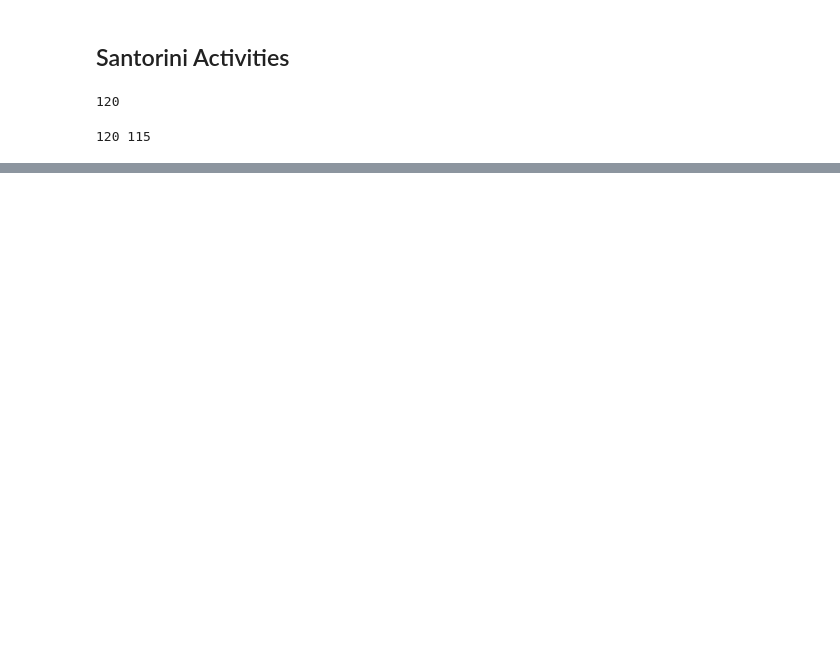
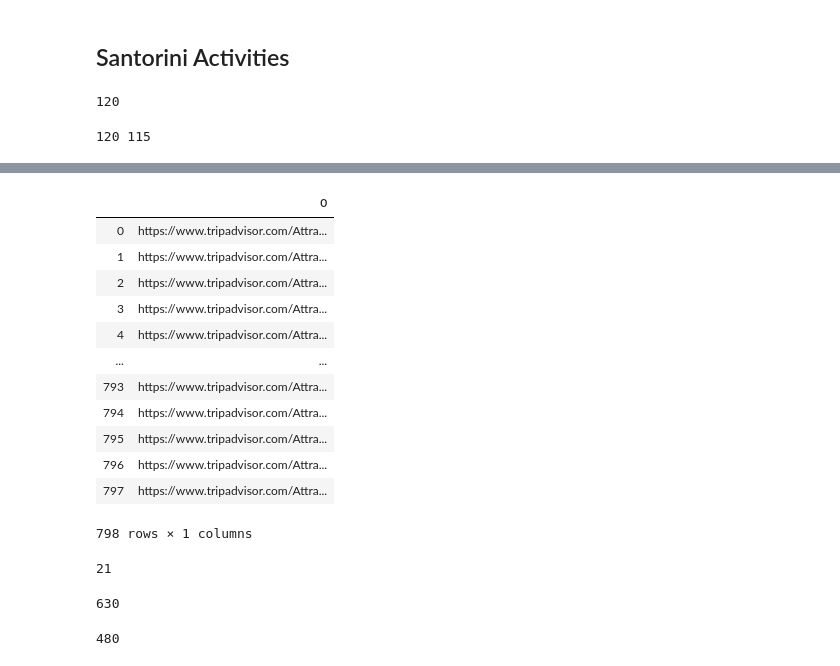
Before and after one commit to jcanque777/triprecommendation, a Jupyter notebook: tripadvisor_trip_recommendation.ipynb, the cells around one changed output, grey strips where cells are left out. Saved outputs shown, nothing was run; the diff lists cells and outputs as text; code cells hidden in the pictures; blank space fills up the shorter version.

```diff
--- a/tripadvisor_trip_recommendation.ipynb
+++ b/tripadvisor_trip_recommendation.ipynb
@@ -1754,0 +1841,4 @@ df.to_pickle('santorini_')
+# %%
+for i in duplicate_attraction_links:
+    if "Riverbank" in i:
+        print(i)
@@ -1754,0 +1855,9 @@ df.to_pickle('santorini_')
+# %%
+attraction_links= list(set(attraction_links))
+# %%
+#dups is everything we've already done
+#attraction links is new
+#if in dupes, remove from attraction links
+for i in duplicate_attraction_links:
+    if i in attraction_links:
+        attraction_links.remove(i)
@@ -1754,0 +1938,55 @@ df.to_pickle('santorini_')
+# %%
+##
+
+for i in attraction_links:
+    if i[-8:] == '#REVIEWS':
+        attraction_links.remove(i)
+
+attraction_links = list(set(attraction_links))
+
+##
+
+fixed_links = []
+
+##
+
+for i in attraction_links:
+    fixed_links.append('https://www.tripadvisor.com'+i)
+
+##
+
+df = pd.DataFrame(fixed_links)
+
+##
+
+df.to_pickle('new_york_list_pt2.pkl')
+
+##
+# %%
+df
+# %% [output]
+|  | 0 |
+| 0 | https://www.tripadvisor.com/Attra... |
+| 1 | https://www.tripadvisor.com/Attra... |
+| 2 | https://www.tripadvisor.com/Attra... |
+| 3 | https://www.tripadvisor.com/Attra... |
+| 4 | https://www.tripadvisor.com/Attra... |
+| ... | ... |
+| 793 | https://www.tripadvisor.com/Attra... |
+| 794 | https://www.tripadvisor.com/Attra... |
+| 795 | https://www.tripadvisor.com/Attra... |
+| 796 | https://www.tripadvisor.com/Attra... |
+| 797 | https://www.tripadvisor.com/Attra... |
+798 rows × 1 columns
+# %%
+37-16
+# %% [output]
+21
+# %%
+21*30
+# %% [output]
+630
+# %%
+len(fixed_links)
+# %% [output]
+480
```
Also changed, not shown: parts of 73 cells of this notebook.
